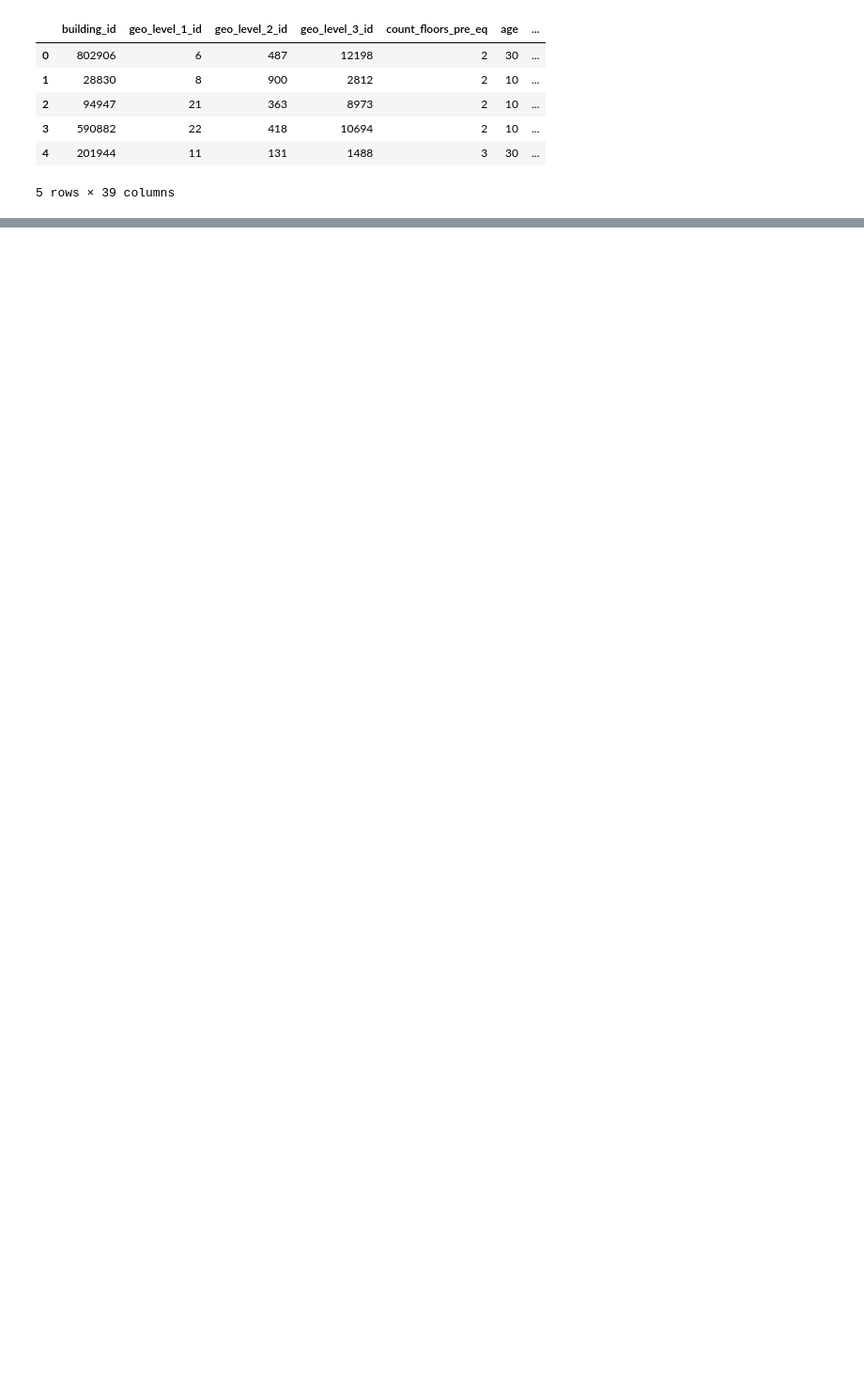
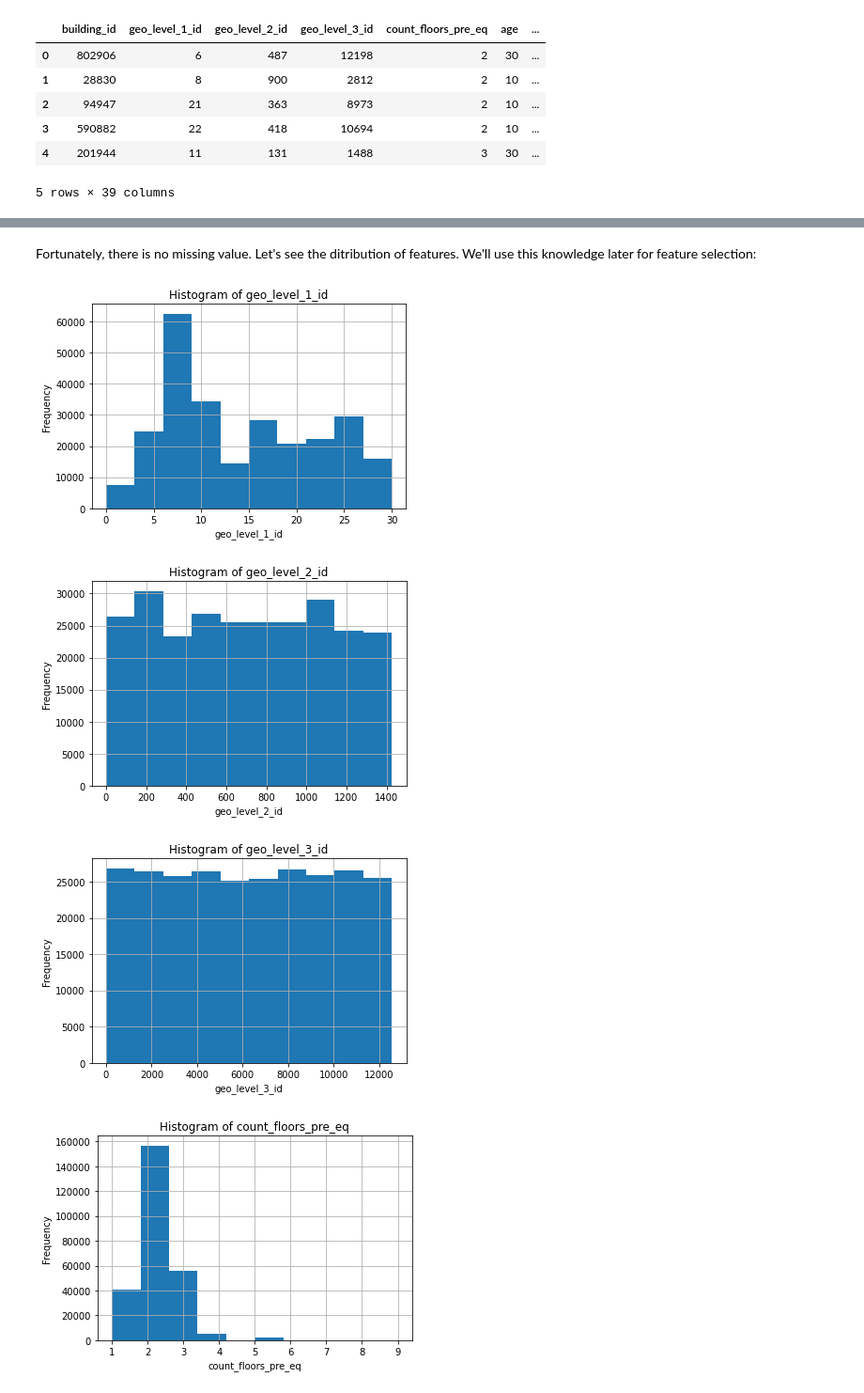
Before and after one commit to tahafkh/Data-Mining, a Jupyter notebook: Final/Codes/Final.ipynb, the cells around one changed output, grey strips where cells are left out. Shown at 94% size. Cells and saved outputs as stored; diff of their text form; code cells hidden in the pictures; blank space fills up the shorter version.

```diff
--- a/Final/Codes/Final.ipynb
+++ b/Final/Codes/Final.ipynb
@@ -26,3 +66,3 @@ import time
 # %%
-values = pd.read_csv('../Datasets/values.csv')
-labels = pd.read_csv('../Datasets/labels.csv')
+values = pd.read_csv('drive/My Drive/Uni/Term6/DM/values.csv')
+labels = pd.read_csv('drive/My Drive/Uni/Term6/DM/labels.csv')
@@ -276,0 +92,2 @@ Min support = 0.03, Min confidence = 0.35 using FPGrowth. Spent time: 0.06920886
+# %%
+total = values.merge(labels, on='building_id', how='left')
@@ -276,0 +96,4 @@ Min support = 0.03, Min confidence = 0.35 using FPGrowth. Spent time: 0.06920886
+# %%
+total.drop(['building_id'], axis=1, inplace=True)
+# %%
+X, y = total.drop(['damage_grade'], axis=1, inplace=False) , total['damage_grade']
@@ -276,0 +146,15 @@ Min support = 0.03, Min confidence = 0.35 using FPGrowth. Spent time: 0.06920886
+# %% [markdown]
+Fortunately, there is no missing value. Let's see the ditribution of features. We'll use this knowledge later for feature selection:
+# %%
+for feature in X:
+    plt.figure()
+    plt.title('Histogram of {}'.format(feature))
+    X[feature].hist()
+    plt.ylabel('Frequency')
+    plt.xlabel(feature)
+    plt.show()
+# %% [output]
+[figure, added]
+[figure, added]
+[figure, added]
+[figure, added]
```
Also changed, not shown: parts of 126 cells of this notebook, 1 other file.
